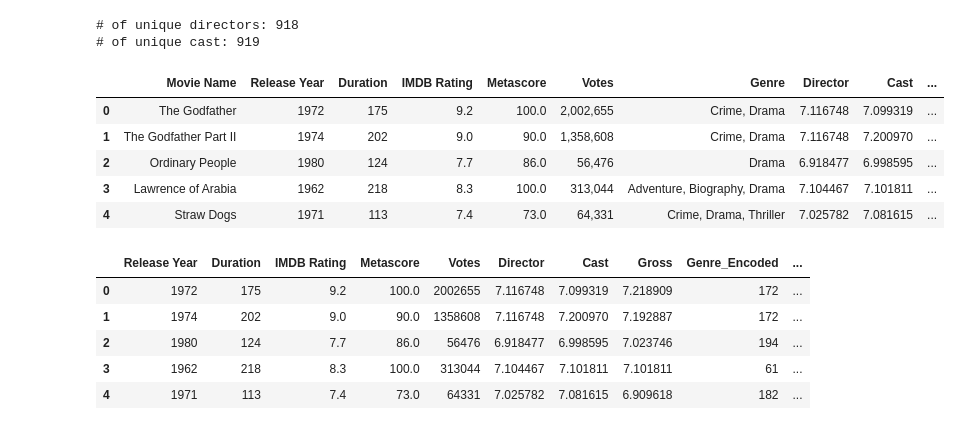
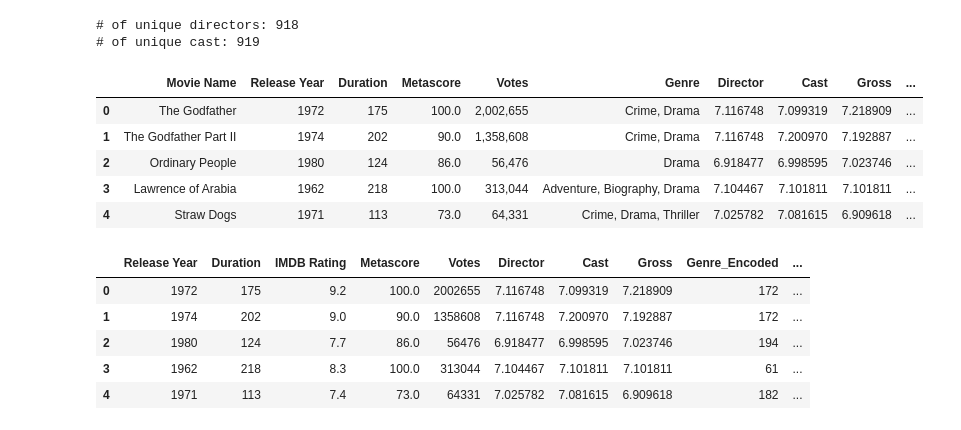
Before and after one commit to UltimateCoderDelta/movie_predictor, a Jupyter notebook: Movie Predictor.ipynb, the cells around one changed output. Drawn from its saved outputs; the diff is of its cells as text; code cells hidden in the pictures.

```diff
--- a/Movie Predictor.ipynb
+++ b/Movie Predictor.ipynb
@@ -111,29 +114,28 @@ print('# of unique cast: {}'.format(movie_df['Cast'].nunique()))
 # of unique directors: 918
 # of unique cast: 919
 # %%
-from category_encoders import TargetEncoder
 
 encoder = TargetEncoder(cols=['Director', 'Cast', 'Gross'])
-encoder_transform = encoder.fit_transform(movie_df[['Director', 'Cast', 'Gross']], movie_df['IMDB Rating'])
+encoder_transform = encoder.fit_transform(X[['Director', 'Cast', 'Gross']], y)
 # %%
-movie_df['Director'] = encoder_transform['Director']
+X['Director'] = encoder_transform['Director']
 # %%
-movie_df['Cast'] = encoder_transform['Cast']
+X['Cast'] = encoder_transform['Cast']
 # %%
-movie_df['Gross'] = encoder_transform['Gross']
+X['Gross'] = encoder_transform['Gross']
 # %%
 # #Gross is ordinal
 # from category_encoders import BinaryEncoder
 # gross_encoder = BinaryEncoder(cols=['Gross'], drop_invariant=True).fit_transform(movie_df)
 # %%
 # movie_df = gross_encoder
-movie_df.head()
+X.head()
 # %% [output]
-|  | Movie Name | Release Year | Duration | IMDB Rating | Metascore | Votes | Genre | Director | Cast | ... |
-| 0 | The Godfather | 1972 | 175 | 9.2 | 100.0 | 2,002,655 | Crime, Drama | 7.116748 | 7.099319 | ... |
-| 1 | The Godfather Part II | 1974 | 202 | 9.0 | 90.0 | 1,358,608 | Crime, Drama | 7.116748 | 7.200970 | ... |
-| 2 | Ordinary People | 1980 | 124 | 7.7 | 86.0 | 56,476 | Drama | 6.918477 | 6.998595 | ... |
-| 3 | Lawrence of Arabia | 1962 | 218 | 8.3 | 100.0 | 313,044 | Adventure, Biography, Drama | 7.104467 | 7.101811 | ... |
-| 4 | Straw Dogs | 1971 | 113 | 7.4 | 73.0 | 64,331 | Crime, Drama, Thriller | 7.025782 | 7.081615 | ... |
+|  | Movie Name | Release Year | Duration | Metascore | Votes | Genre | Director | Cast | Gross | ... |
+| 0 | The Godfather | 1972 | 175 | 100.0 | 2,002,655 | Crime, Drama | 7.116748 | 7.099319 | 7.218909 | ... |
+| 1 | The Godfather Part II | 1974 | 202 | 90.0 | 1,358,608 | Crime, Drama | 7.116748 | 7.200970 | 7.192887 | ... |
+| 2 | Ordinary People | 1980 | 124 | 86.0 | 56,476 | Drama | 6.918477 | 6.998595 | 7.023746 | ... |
+| 3 | Lawrence of Arabia | 1962 | 218 | 100.0 | 313,044 | Adventure, Biography, Drama | 7.104467 | 7.101811 | 7.101811 | ... |
+| 4 | Straw Dogs | 1971 | 113 | 73.0 | 64,331 | Crime, Drama, Thriller | 7.025782 | 7.081615 | 6.909618 | ... |
 # %%
 #Removing genre and movie name
```
Also changed, not shown: parts of 28 cells of this notebook.
